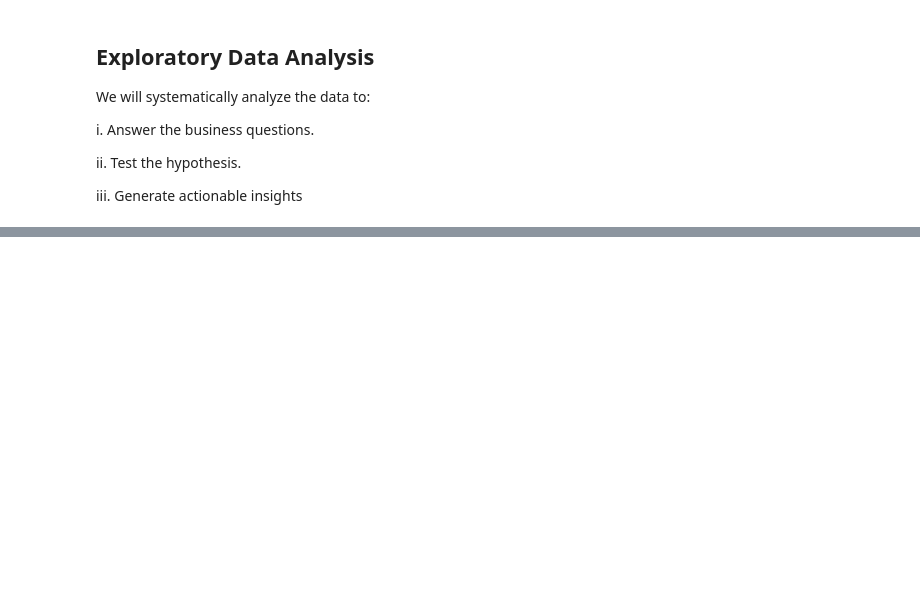
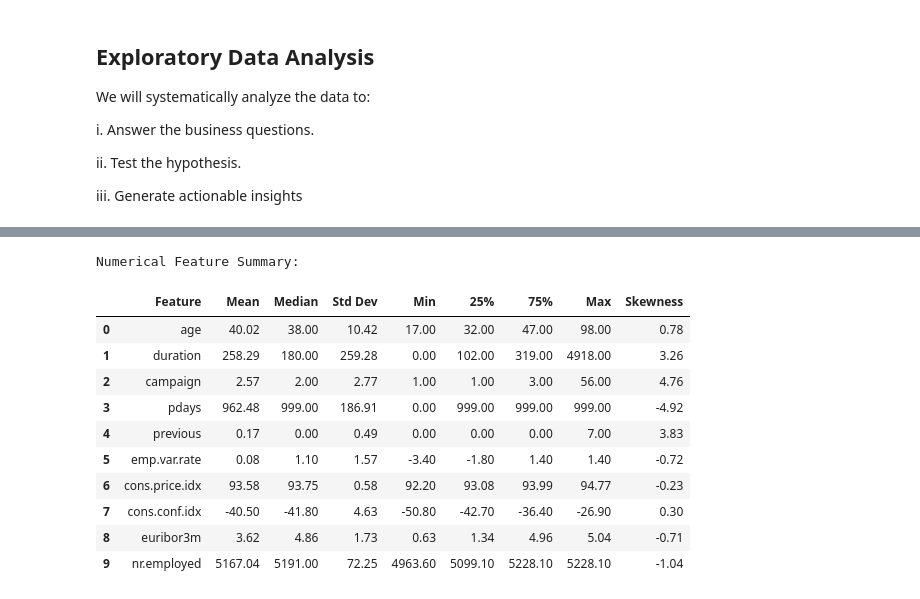
Before and after one commit to MillicentAgyir/Term-Deposit-Prediction-ML, a Jupyter notebook: Notebook/EDA.ipynb, the cells around one changed output, grey strips where cells are left out. Saved outputs shown, nothing was run; the diff lists cells and outputs as text; code cells hidden in the pictures; blank space fills up the shorter version.

```diff
--- a/Notebook/EDA.ipynb
+++ b/Notebook/EDA.ipynb
@@ -125,0 +124,50 @@ Interpretation of Visualizations:
+# %%
+
+# Summarize numerical features
+numerical_summary = []
+for col in data.select_dtypes(include=['int64', 'float64']).columns:
+    desc = data[col].describe()
+    skewness = data[col].skew()
+    numerical_summary.append({
+        "Feature": col,
+        "Mean": round(desc["mean"], 2),
+        "Median": round(desc["50%"], 2),
+        "Std Dev": round(desc["std"], 2),
+        "Min": round(desc["min"], 2),
+        "25%": round(desc["25%"], 2),
+        "75%": round(desc["75%"], 2),
+        "Max": round(desc["max"], 2),
+        "Skewness": round(skewness, 2)
+    })
+
+#  Summarize categorical features
+categorical_summary = []
+for col in data.select_dtypes(include=['object']).columns:
+    value_counts = data[col].value_counts()
+    categorical_summary.append({
+        "Feature": col,
+        "Top Category": value_counts.idxmax(),
+        "Top Count": value_counts.max(),
+        "Unique Categories": len(value_counts)
+    })
+
+# Convert summaries to DataFrames
+numerical_df = pd.DataFrame(numerical_summary)
+categorical_df = pd.DataFrame(categorical_summary)
+
+# Display the tables
+print("\nNumerical Feature Summary:")
+numerical_df
+# %% [output]
+Numerical Feature Summary:
+|  | Feature | Mean | Median | Std Dev | Min | 25% | 75% | Max | Skewness |
+| 0 | age | 40.02 | 38.00 | 10.42 | 17.00 | 32.00 | 47.00 | 98.00 | 0.78 |
+| 1 | duration | 258.29 | 180.00 | 259.28 | 0.00 | 102.00 | 319.00 | 4918.00 | 3.26 |
+| 2 | campaign | 2.57 | 2.00 | 2.77 | 1.00 | 1.00 | 3.00 | 56.00 | 4.76 |
+| 3 | pdays | 962.48 | 999.00 | 186.91 | 0.00 | 999.00 | 999.00 | 999.00 | -4.92 |
+| 4 | previous | 0.17 | 0.00 | 0.49 | 0.00 | 0.00 | 0.00 | 7.00 | 3.83 |
+| 5 | emp.var.rate | 0.08 | 1.10 | 1.57 | -3.40 | -1.80 | 1.40 | 1.40 | -0.72 |
+| 6 | cons.price.idx | 93.58 | 93.75 | 0.58 | 92.20 | 93.08 | 93.99 | 94.77 | -0.23 |
+| 7 | cons.conf.idx | -40.50 | -41.80 | 4.63 | -50.80 | -42.70 | -36.40 | -26.90 | 0.30 |
+| 8 | euribor3m | 3.62 | 4.86 | 1.73 | 0.63 | 1.34 | 4.96 | 5.04 | -0.71 |
+| 9 | nr.employed | 5167.04 | 5191.00 | 72.25 | 4963.60 | 5099.10 | 5228.10 | 5228.10 | -1.04 |
```
Also changed, not shown: parts of 8 cells of this notebook, 4 other files.
